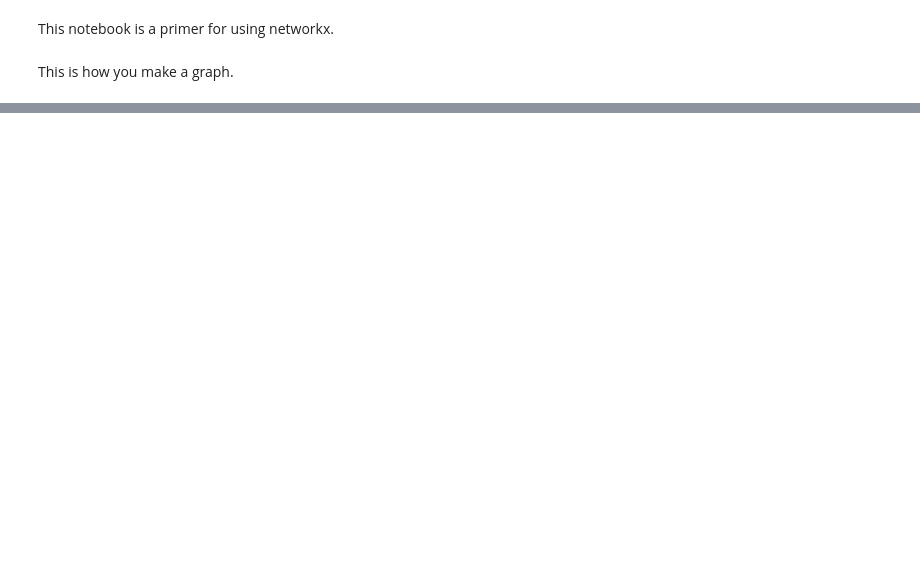
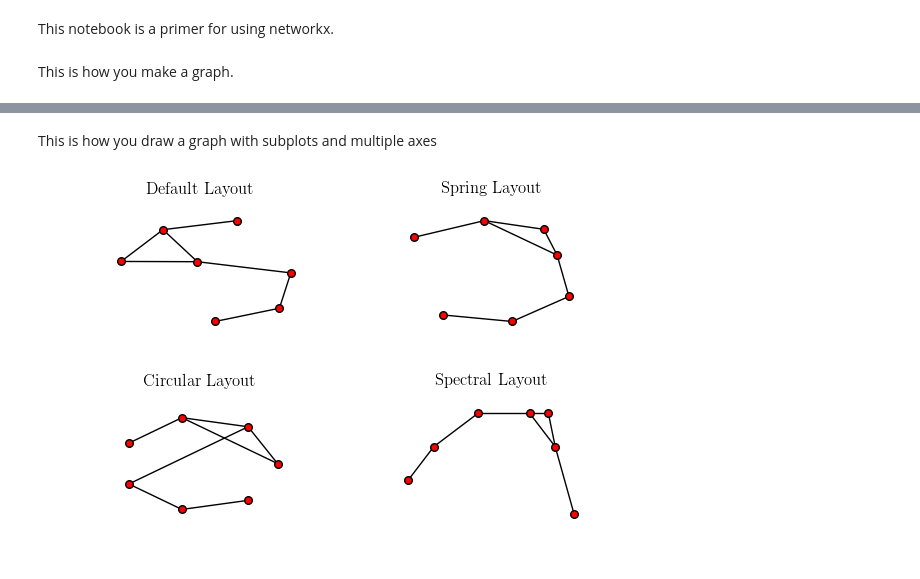
Before and after one commit to bit-lsi/BMDL2016, a Jupyter notebook: exercises/nx_primer.ipynb, the cells around one changed output, grey strips where cells are left out. Drawn from its saved outputs; the diff is of its cells as text; code cells hidden in the pictures; blank space fills up the shorter version.

```diff
--- a/exercises/nx_primer.ipynb
+++ b/exercises/nx_primer.ipynb
@@ -24,0 +38,21 @@ nx.draw(g, with_labels=True)
+# %% [markdown]
+This is how you draw a graph with subplots and multiple axes
+# %%
+fig, axes = plt.subplots(2, 2)
+
+axes[0, 0].set_title("Default Layout")
+nx.draw(G, ax=axes[0, 0], node_size=30)
+
+axes[0, 1].set_title("Spring Layout")
+nx.draw_spring(G, ax=axes[0, 1], node_size=30)
+
+axes[1, 0].set_title("Circular Layout")
+nx.draw_circular(G, ax=axes[1, 0], node_size=30)
+
+axes[1, 1].set_title("Spectral Layout")
+nx.draw_spectral(G, ax=axes[1, 1], node_size=30)
+
+plt.tight_layout()
+plt.show()
+# %% [output]
+[figure, added]
```
Also changed, not shown: parts of 20 cells of this notebook.
